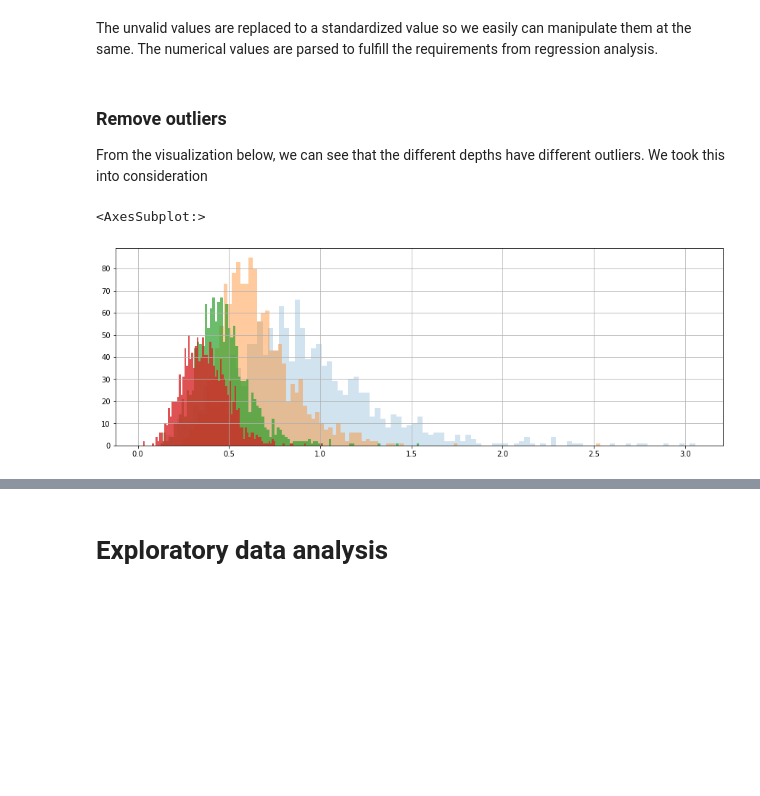
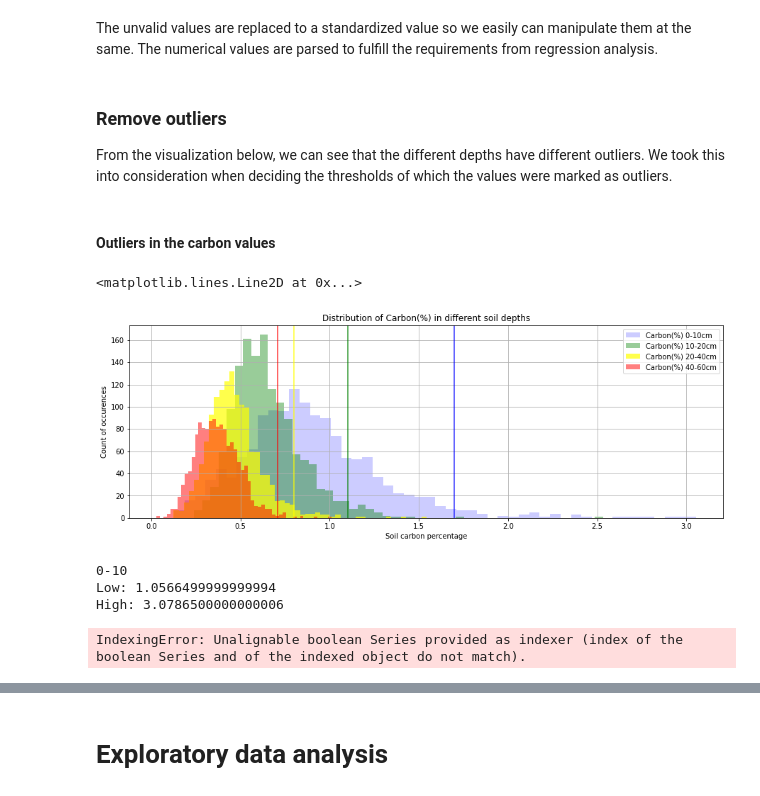
Before and after one commit to Mariuble/ucberkeley_biodiversity, a Jupyter notebook: Notebook.ipynb, the cells around one changed output, grey strips where cells are left out. Cells and saved outputs as stored; diff of their text form; code cells hidden in the pictures; blank space fills up the shorter version.

Commit message:
outliers

```diff
--- a/Notebook.ipynb
+++ b/Notebook.ipynb
@@ -86,8 +87,8 @@ biocon['C/N Ratio'].replace(' ', np.nan, inplace=True)
 biocon.dropna(subset=['Carbon(%)', 'Nitrogen(%)', 'C/N Ratio'], inplace=True)
 biocon['Carbon(%)'] = biocon['Carbon(%)'].astype(float)
 biocon['Nitrogen(%)'] = biocon['Nitrogen(%)'].astype(float)
-biocon['C/N Ratio'] = bicoon['C/N Ratio'].astype(float)
+biocon['C/N Ratio'] = biocon['C/N Ratio'].astype(float)
 # %% [markdown]
 ### Remove outliers
 From the visualization below, we can see that the different depths have different outliers.
-We took this into consideration
+We took this into consideration when deciding the thresholds of which the values were marked as outliers.
@@ -94,8 +110,44 @@ We took this into consideration
+# %% [markdown]
+#### Outliers in the carbon values
 # %%
-biocon[biocon['Depth'] == '0-10']['Carbon(%)'].hist(bins=100, figsize=(15,5), alpha=0.2)
-biocon[biocon['Depth'] == '10-20']['Carbon(%)'].hist(bins=100, figsize=(15,5), alpha=0.4)
-biocon[biocon['Depth'] == '20-40']['Carbon(%)'].hist(bins=100, figsize=(15,5), alpha=0.7)
-biocon[biocon['Depth'] == '40-60']['Carbon(%)'].hist(bins=100, figsize=(15,5), alpha=0.8)
+biocon[biocon['Depth'] == '0-10']['Carbon(%)'].hist(bins=50, figsize=(15,5), alpha=0.2, color='blue')
+biocon[biocon['Depth'] == '10-20']['Carbon(%)'].hist(bins=50, figsize=(15,5), alpha=0.4, color='green')
+biocon[biocon['Depth'] == '20-40']['Carbon(%)'].hist(bins=50, figsize=(15,5), alpha=0.7, color='yellow')
+biocon[biocon['Depth'] == '40-60']['Carbon(%)'].hist(bins=50, figsize=(15,5), alpha=0.5, color='red')
+plt.xlabel('Soil carbon percentage')
+plt.ylabel('Count of occurences')
+plt.title('Distribution of Carbon(%) in different soil depths')
+plt.legend(['Carbon(%) 0-10cm','Carbon(%) 10-20cm','Carbon(%) 20-40cm','Carbon(%) 40-60cm'])
+
+# The threshold values calculated in the cell below
+plt.axvline(1.7, color='blue', alpha=0.8)
+plt.axvline(1.1, color='green', alpha=0.8)
+plt.axvline(0.8, color='yellow', alpha=0.8)
+plt.axvline(0.71, color='red', alpha=0.8)
 # %% [output]
-<AxesSubplot:>
+<matplotlib.lines.Line2D at 0x...>
-[figure, old version]
+[figure, new version]
+# %%
+# Observations more than 1.5 IQR below Q1 or more than 1.5 IQR above Q3 are marked as outliers.
+for depth in ['0-10','10-20','20-40','40-60']:
+    df = biocon[biocon['Depth'] == depth]
+    column = 'Carbon(%)'
+
+    Q1 = df[column].quantile(0.25)
+    Q3 = df[column].quantile(0.75)
+    IQR = Q3 - Q1
+
+    low = (Q1 - 1.5 * IQR)
+    high = (Q3 + 1.5 * IQR)
+
+    print(depth)
+    print('Low:', low)
+    print('High:', high)
+    #filtered_index = df[((df[column] <= low) or (df[column] >= high))].index
+    #biocon.drop(biocon[df[column] >= high].index, inplace=True)
+    # Remove Outliers
+# %% [output]
+0-10
+Low: 1.0566499999999994
+High: 3.0786500000000006
+IndexingError: Unalignable boolean Series provided as indexer (index of the boolean Series and of the indexed object do not match).
```
Also changed, not shown: parts of 25 cells of this notebook.
